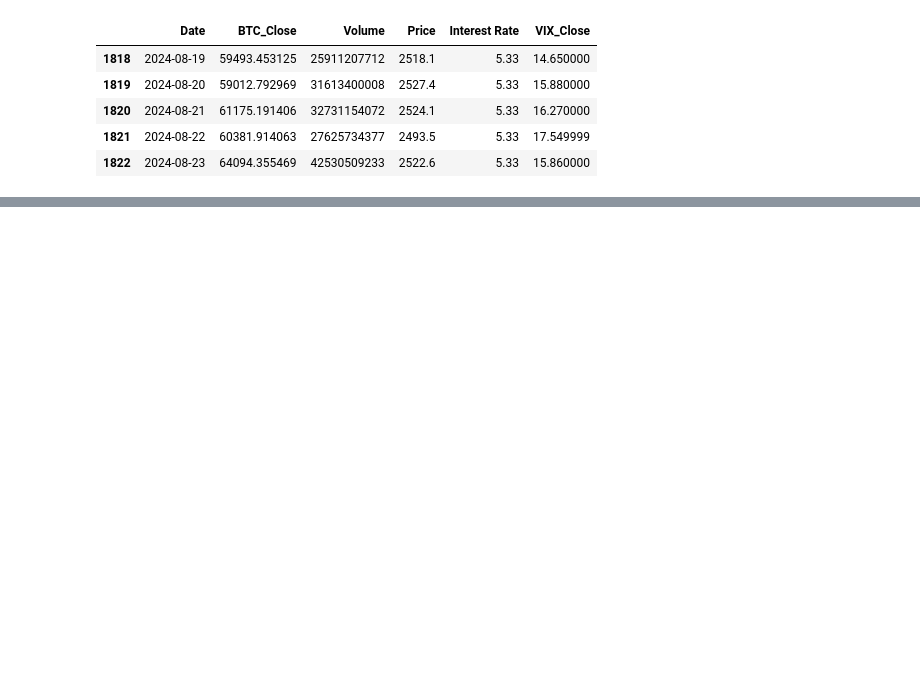
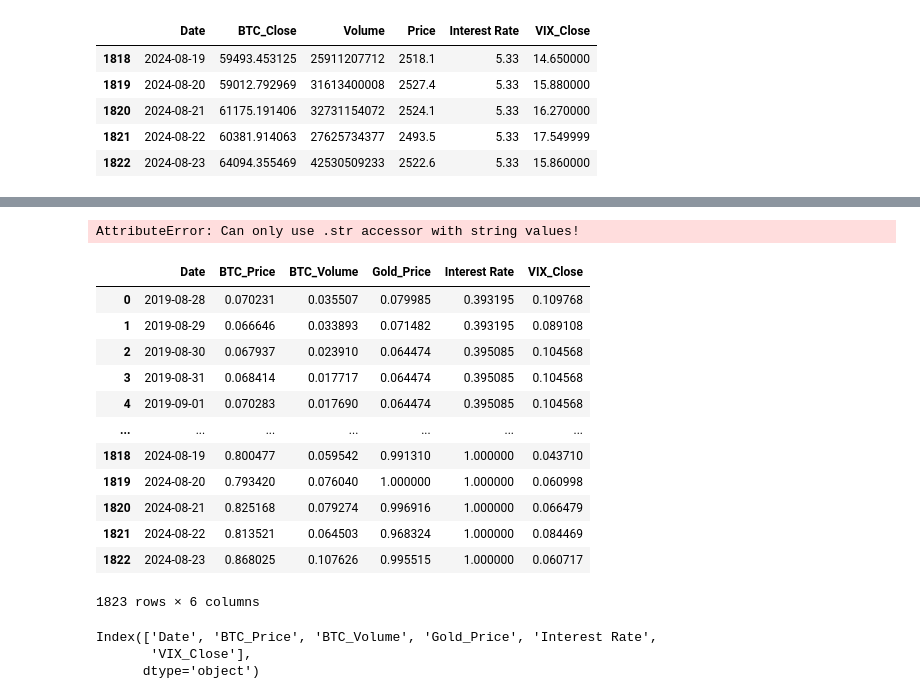
Before and after one commit to sathmikaDev/FYP, a Jupyter notebook: cryptoCurrencyPricePredictionTFT.ipynb, the cells around one changed output, grey strips where cells are left out. Cells and saved outputs as stored; diff of their text form; code cells hidden in the pictures; blank space fills up the shorter version.

```diff
--- a/cryptoCurrencyPricePredictionTFT.ipynb
+++ b/cryptoCurrencyPricePredictionTFT.ipynb
@@ -424,0 +359,4 @@ Final_DataFrame.tail()
+# %%
+# Scale features (0,1) using MinMaxScaler for faster convergence
+scaler = MinMaxScaler()
+Final_DataFrame[Final_DataFrame.columns] = scaler.fit_transform(Final_DataFrame[Final_DataFrame.columns])
@@ -424,0 +375,30 @@ Final_DataFrame.tail()
+# %%
+Final_DataFrame['BTC_Volume'] = Final_DataFrame['BTC_Volume'].str.replace(',', '').astype(float)
+# %% [output]
+AttributeError: Can only use .str accessor with string values!
+# %%
+# Separate the DateTime columns and numeric columns
+date_columns = Final_DataFrame.select_dtypes(include=['datetime64']).columns
+numeric_columns = Final_DataFrame.select_dtypes(include=['float64', 'int64']).columns
+
+# Initialize MinMaxScaler
+scaler = MinMaxScaler()
+
+# Scale only the numeric columns
+Final_DataFrame[numeric_columns] = scaler.fit_transform(Final_DataFrame[numeric_columns])
+# %%
+Final_DataFrame
+# %% [output]
+|  | Date | BTC_Price | BTC_Volume | Gold_Price | Interest Rate | VIX_Close |
+| 0 | 2019-08-28 | 0.070231 | 0.035507 | 0.079985 | 0.393195 | 0.109768 |
+| 1 | 2019-08-29 | 0.066646 | 0.033893 | 0.071482 | 0.393195 | 0.089108 |
+| 2 | 2019-08-30 | 0.067937 | 0.023910 | 0.064474 | 0.395085 | 0.104568 |
+| 3 | 2019-08-31 | 0.068414 | 0.017717 | 0.064474 | 0.395085 | 0.104568 |
+| 4 | 2019-09-01 | 0.070283 | 0.017690 | 0.064474 | 0.395085 | 0.104568 |
+| ... | ... | ... | ... | ... | ... | ... |
+| 1818 | 2024-08-19 | 0.800477 | 0.059542 | 0.991310 | 1.000000 | 0.043710 |
+| 1819 | 2024-08-20 | 0.793420 | 0.076040 | 1.000000 | 1.000000 | 0.060998 |
+| 1820 | 2024-08-21 | 0.825168 | 0.079274 | 0.996916 | 1.000000 | 0.066479 |
+| 1821 | 2024-08-22 | 0.813521 | 0.064503 | 0.968324 | 1.000000 | 0.084469 |
+| 1822 | 2024-08-23 | 0.868025 | 0.107626 | 0.995515 | 1.000000 | 0.060717 |
+1823 rows × 6 columns
@@ -424,0 +432,6 @@ Final_DataFrame.tail()
+# %%
+Final_DataFrame.columns
+# %% [output]
+Index(['Date', 'BTC_Price', 'BTC_Volume', 'Gold_Price', 'Interest Rate',
+       'VIX_Close'],
+      dtype='object')
```
Also changed, not shown: parts of 55 cells of this notebook, 21 other files.
